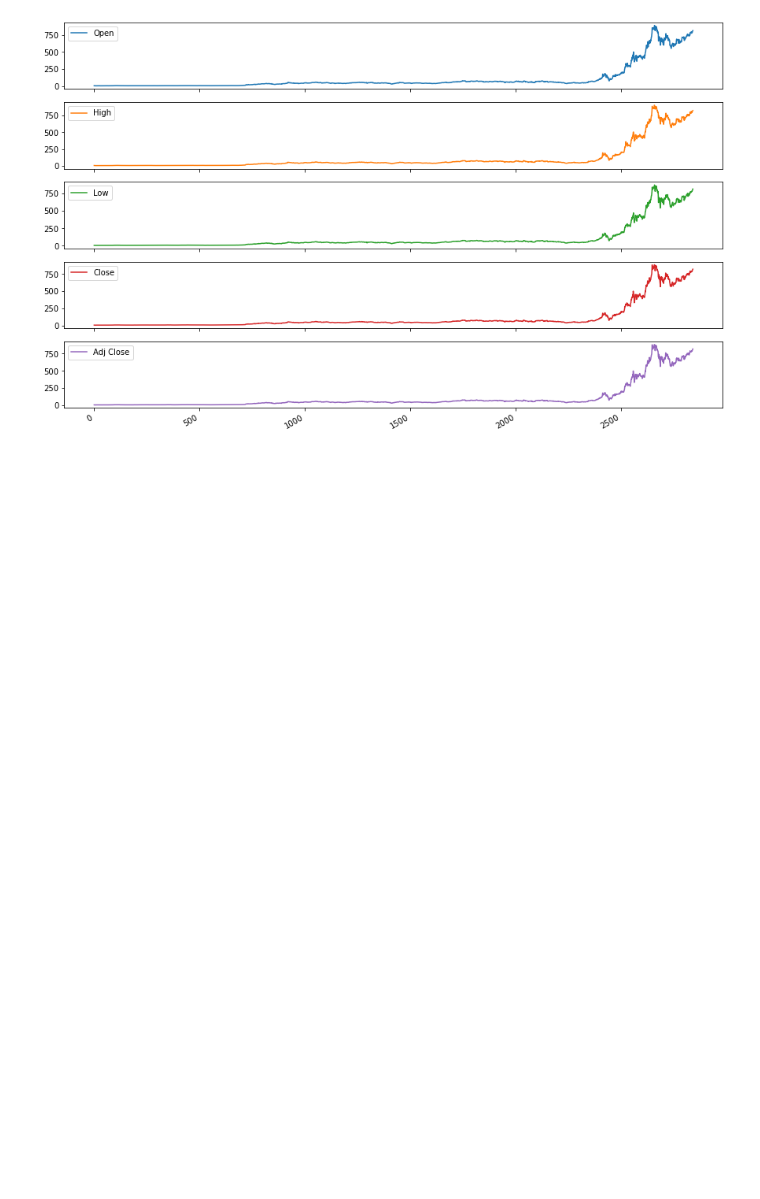
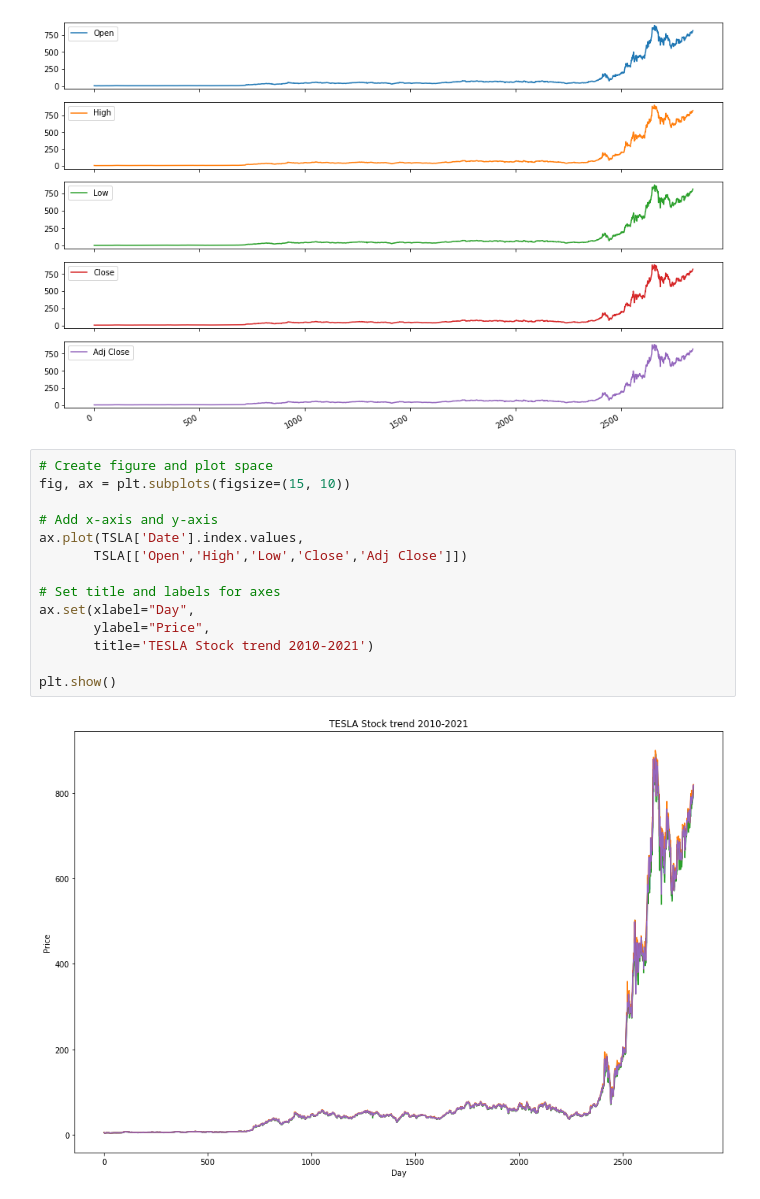
Before and after one commit to pfeliciano1/TESLA-stock, a Jupyter notebook: TSLA_Stock_trend.ipynb, the cells around one changed output. Drawn from its saved outputs; the diff is of its cells as text; blank space fills up the shorter version.

Commit message:
Updates to plots

```diff
--- a/TSLA_Stock_trend.ipynb
+++ b/TSLA_Stock_trend.ipynb
@@ -99,3 +106,19 @@ TSLA[['Open','High','Low','Close','Adj Close']].plot(kind='line', figsize=(15,10
 array([<AxesSubplot:>, <AxesSubplot:>, <AxesSubplot:>, <AxesSubplot:>,
        <AxesSubplot:>], dtype=object)
 [figure]
+# %%
+# Create figure and plot space
+fig, ax = plt.subplots(figsize=(15, 10))
+
+# Add x-axis and y-axis
+ax.plot(TSLA['Date'].index.values,
+       TSLA[['Open','High','Low','Close','Adj Close']])
+
+# Set title and labels for axes
+ax.set(xlabel="Day",
+       ylabel="Price",
+       title='TESLA Stock trend 2010-2021')
+
+plt.show()
+# %% [output]
+[figure, added]
```
Also changed, not shown: parts of 2 cells of this notebook.
